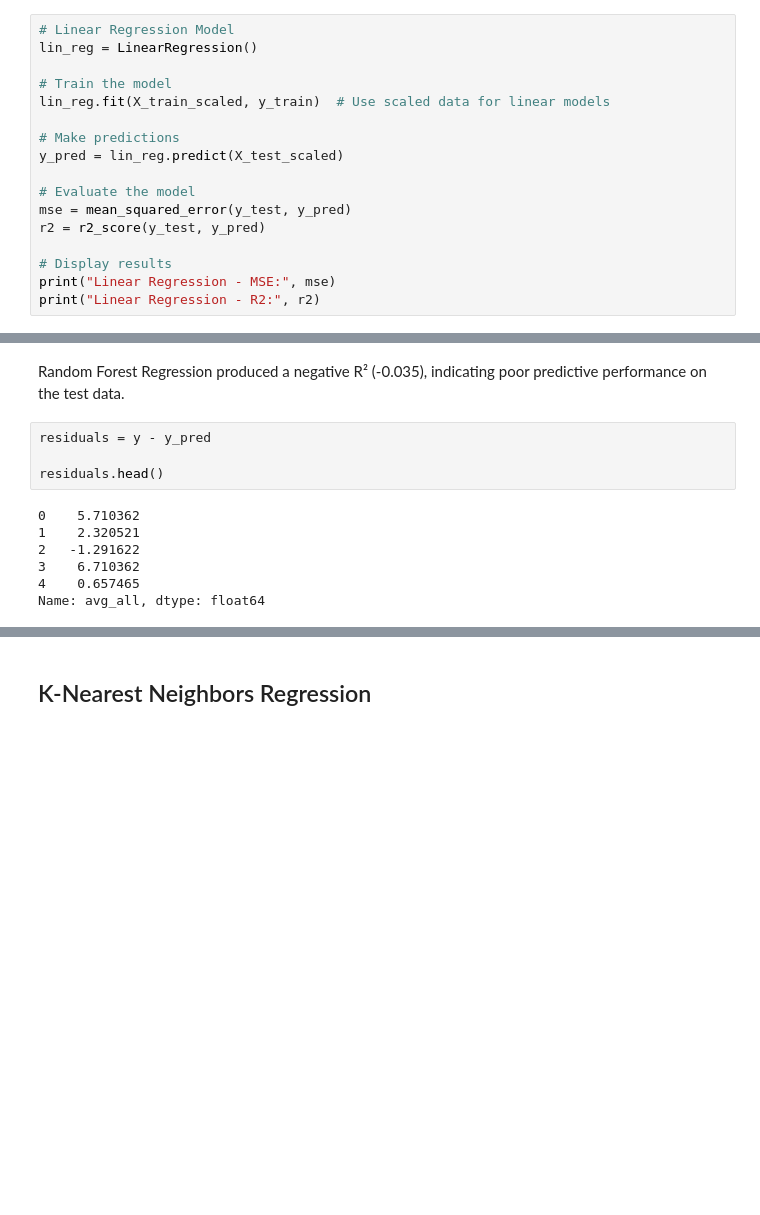
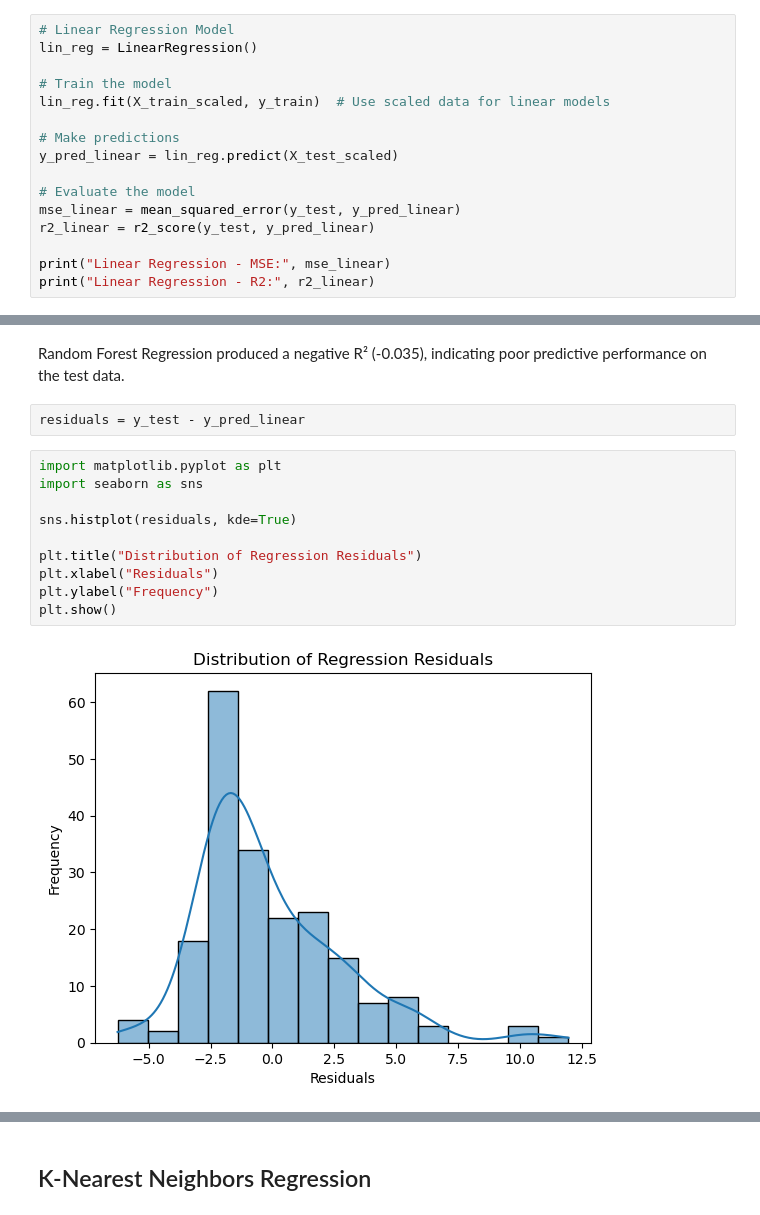
Before and after one commit to Chakuunaa/Evaluating-Dashboard-Design-Effectiveness-in-Data-Analytics, a Jupyter notebook: notebooks/01_Dissertation_Analysis.ipynb, the cells around one changed output, grey strips where cells are left out. Cells and saved outputs as stored; diff of their text form; blank space fills up the shorter version.

```diff
--- a/notebooks/01_Dissertation_Analysis.ipynb
+++ b/notebooks/01_Dissertation_Analysis.ipynb
@@ -999,15 +1082,14 @@ lin_reg = LinearRegression()
 lin_reg.fit(X_train_scaled, y_train)  # Use scaled data for linear models
 
 # Make predictions
-y_pred = lin_reg.predict(X_test_scaled)
+y_pred_linear = lin_reg.predict(X_test_scaled)
 
 # Evaluate the model
-mse = mean_squared_error(y_test, y_pred)
-r2 = r2_score(y_test, y_pred)
+mse_linear = mean_squared_error(y_test, y_pred_linear)
+r2_linear = r2_score(y_test, y_pred_linear)
 
-# Display results
-print("Linear Regression - MSE:", mse)
-print("Linear Regression - R2:", r2)
+print("Linear Regression - MSE:", mse_linear)
+print("Linear Regression - R2:", r2_linear)
 # %% [output]
 Linear Regression - MSE: 8.69770736779202
 Linear Regression - R2: 0.032531020101808306
@@ -1190,13 +1272,16 @@ Random Forest - R2: -0.03493602076236901
 # %% [markdown]
 Random Forest Regression produced a negative R² (-0.035), indicating poor predictive performance on the test data.
 # %%
-residuals = y - y_pred
-
-residuals.head()
+residuals = y_test - y_pred_linear
-# %% [output]
-0    5.710362
-1    2.320521
-2   -1.291622
-3    6.710362
-4    0.657465
-Name: avg_all, dtype: float64
+# %%
+import matplotlib.pyplot as plt
+import seaborn as sns
+
+sns.histplot(residuals, kde=True)
+
+plt.title("Distribution of Regression Residuals")
+plt.xlabel("Residuals")
+plt.ylabel("Frequency")
+plt.show()
+# %% [output]
+[figure, added]
```
Also changed, not shown: parts of 12 cells of this notebook, 2 other files.
